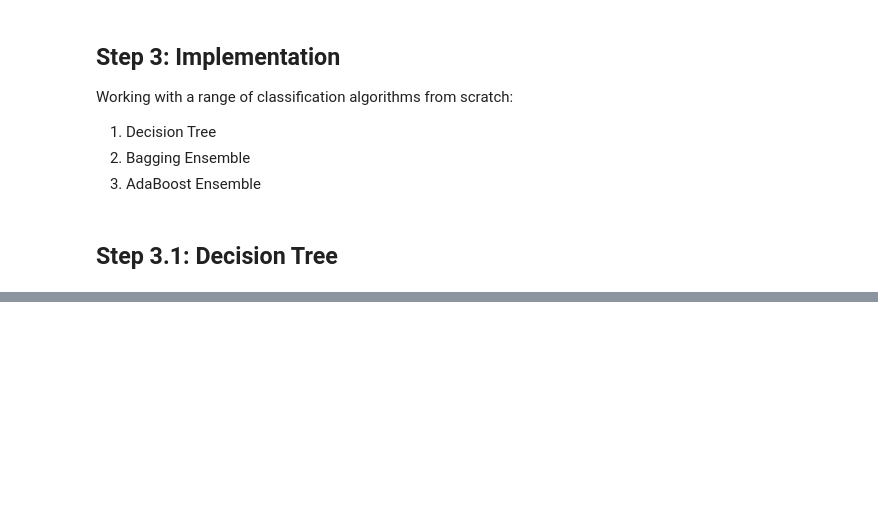
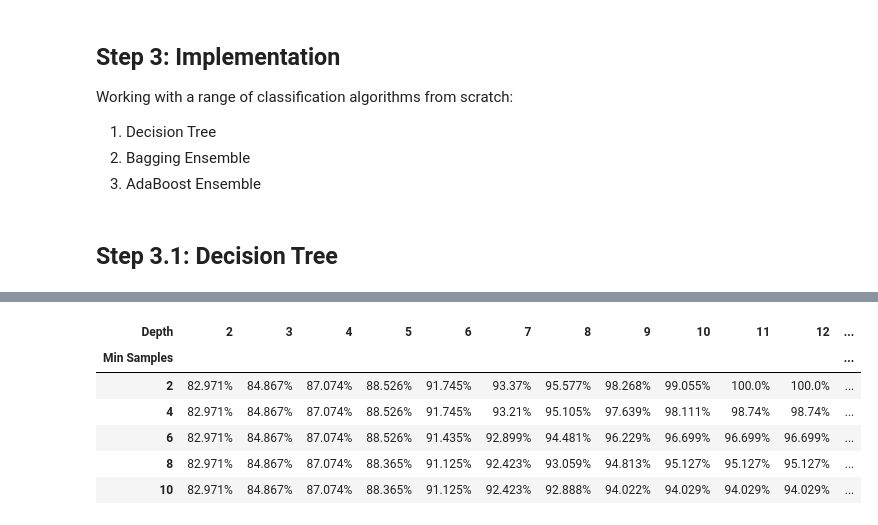
Before and after one commit to ranimeshehata/Heart-Failure-Classification-Problem, a Jupyter notebook: Heart Failure Classification Problem/Classifiers.ipynb, the cells around one changed output, grey strips where cells are left out. Saved outputs shown, nothing was run; the diff lists cells and outputs as text; code cells hidden in the pictures; blank space fills up the shorter version.

```diff
--- a/Heart Failure Classification Problem/Classifiers.ipynb
+++ b/Heart Failure Classification Problem/Classifiers.ipynb
@@ -534,0 +343,10 @@ Validation F1 Score: 83.7363%
+# %%
+train_f1_score_pivot
+# %% [output]
+| Depth | 2 | 3 | 4 | 5 | 6 | 7 | 8 | 9 | 10 | 11 | 12 | ... |
+| Min Samples |  |  |  |  |  |  |  |  |  |  |  | ... |
+| 2 | 82.971% | 84.867% | 87.074% | 88.526% | 91.745% | 93.37% | 95.577% | 98.268% | 99.055% | 100.0% | 100.0% | ... |
+| 4 | 82.971% | 84.867% | 87.074% | 88.526% | 91.745% | 93.21% | 95.105% | 97.639% | 98.111% | 98.74% | 98.74% | ... |
+| 6 | 82.971% | 84.867% | 87.074% | 88.526% | 91.435% | 92.899% | 94.481% | 96.229% | 96.699% | 96.699% | 96.699% | ... |
+| 8 | 82.971% | 84.867% | 87.074% | 88.365% | 91.125% | 92.423% | 93.059% | 94.813% | 95.127% | 95.127% | 95.127% | ... |
+| 10 | 82.971% | 84.867% | 87.074% | 88.365% | 91.125% | 92.423% | 92.888% | 94.022% | 94.029% | 94.029% | 94.029% | ... |
```
Also changed, not shown: parts of 10 cells of this notebook, 1 other file.
